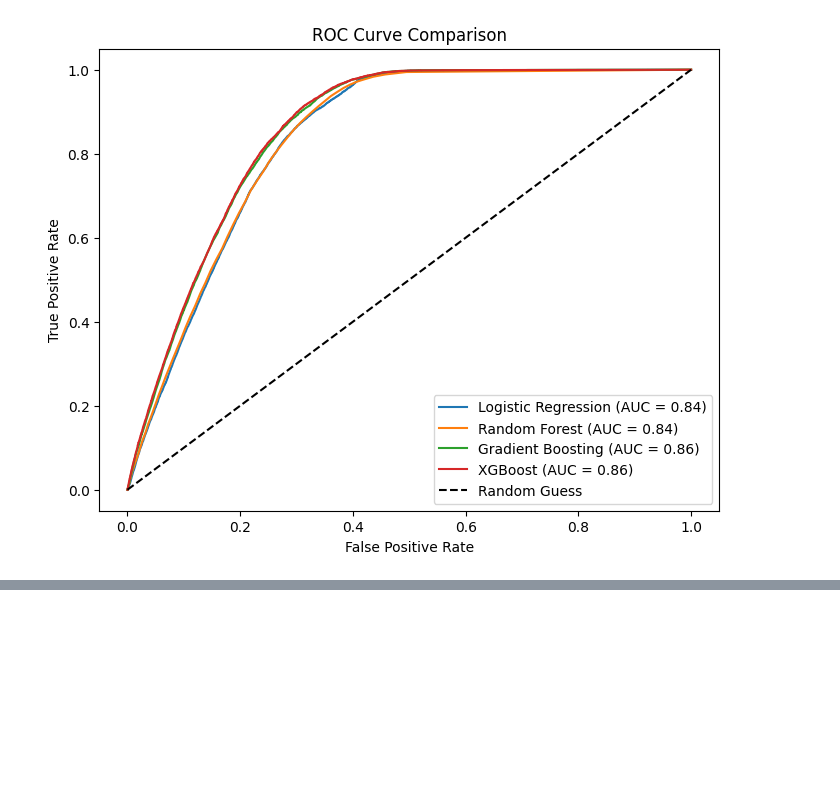
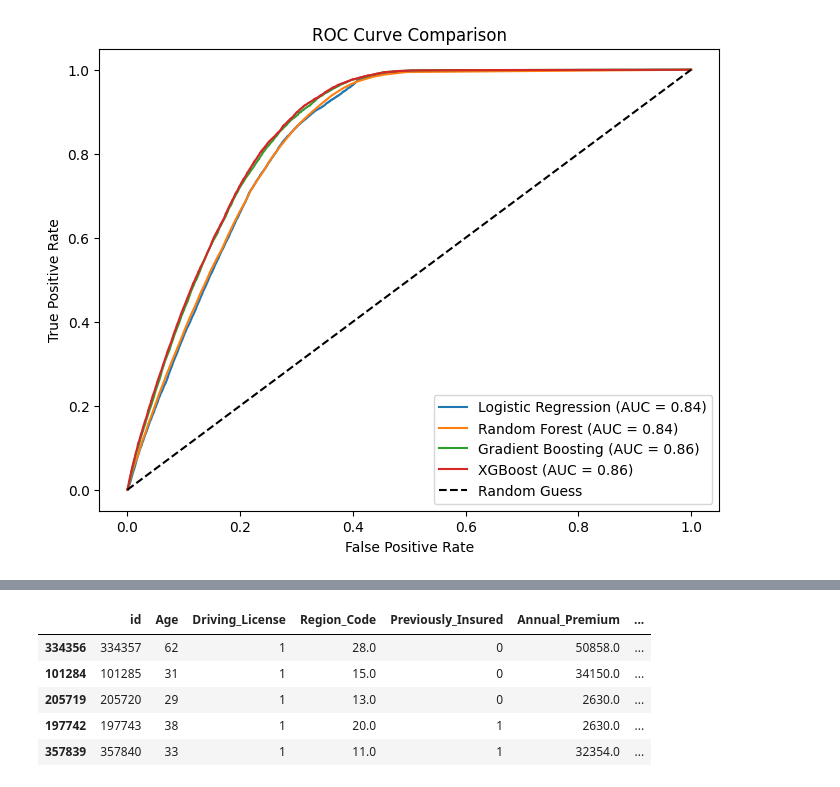
Before and after one commit to Subashree-Nataraj/Insurance-Cross-Sell-Predicton, a Jupyter notebook: Notebooks/02_final_model.ipynb, the cells around one changed output, grey strips where cells are left out. Cells and saved outputs as stored; diff of their text form; code cells hidden in the pictures; blank space fills up the shorter version.

```diff
--- a/Notebooks/02_final_model.ipynb
+++ b/Notebooks/02_final_model.ipynb
@@ -501,0 +506,9 @@ print("Loaded model prediction:", loaded_model.predict([[1.5, 1.5]]))
+# %%
+X_train.head()
+# %% [output]
+|  | id | Age | Driving_License | Region_Code | Previously_Insured | Annual_Premium | ... |
+| 334356 | 334357 | 62 | 1 | 28.0 | 0 | 50858.0 | ... |
+| 101284 | 101285 | 31 | 1 | 15.0 | 0 | 34150.0 | ... |
+| 205719 | 205720 | 29 | 1 | 13.0 | 0 | 2630.0 | ... |
+| 197742 | 197743 | 38 | 1 | 20.0 | 1 | 2630.0 | ... |
+| 357839 | 357840 | 33 | 1 | 11.0 | 1 | 32354.0 | ... |
```
Also changed, not shown: parts of 13 cells of this notebook, 3 other files.
